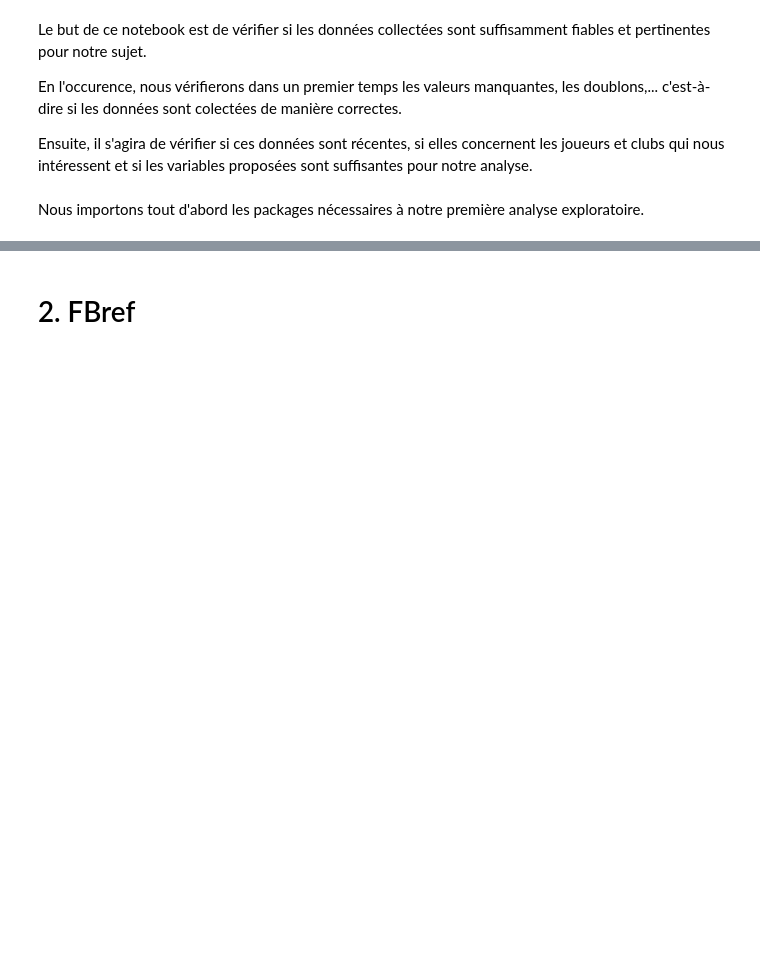
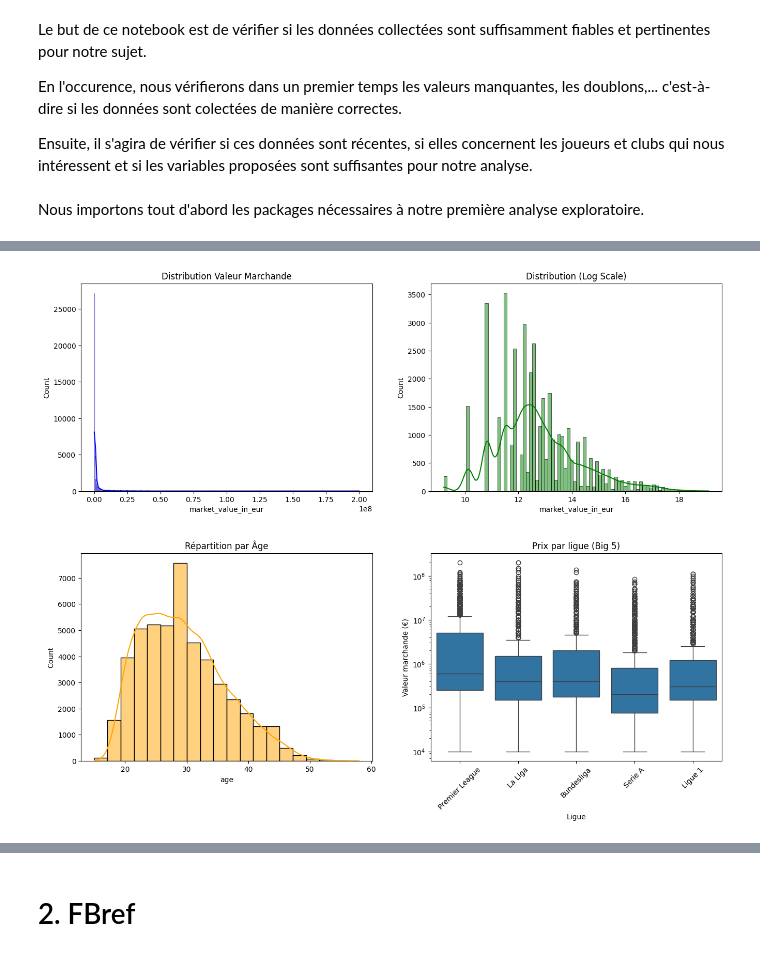
Before and after one commit to Quadratic-Labs/predict_vm_football, a Jupyter notebook: notebooks/02_exploration_qualite.ipynb, the cells around one changed output, grey strips where cells are left out. Drawn from its saved outputs; the diff is of its cells as text; code cells hidden in the pictures; blank space fills up the shorter version.

Commit message:
[feat] - analyse exploratoire Transfermarkt, FBref et football-data

```diff
--- a/notebooks/02_exploration_qualite.ipynb
+++ b/notebooks/02_exploration_qualite.ipynb
@@ -364,0 +47,9 @@ Dernière mise à jour : 2026-04-01 09:41:00.553000
+# %%
+# Chargement des fichiers
+df_players = pd.read_csv("../data/transfermarkt_datasets/players.csv")
+df_clubs = pd.read_csv("../data/transfermarkt_datasets/clubs.csv")
+
+# Appel de la fonction avec les deux DataFrames
+plot_transfermarkt_quality(df_players, df_clubs)
+# %% [output]
+[figure, added]
```
Also changed, not shown: parts of 89 cells of this notebook, 2 other files.
